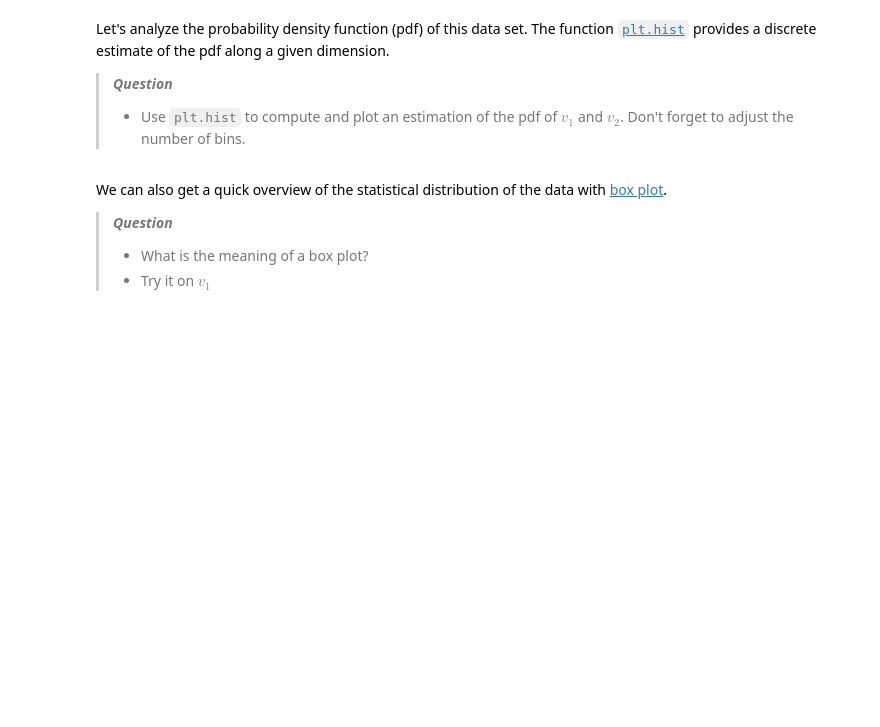
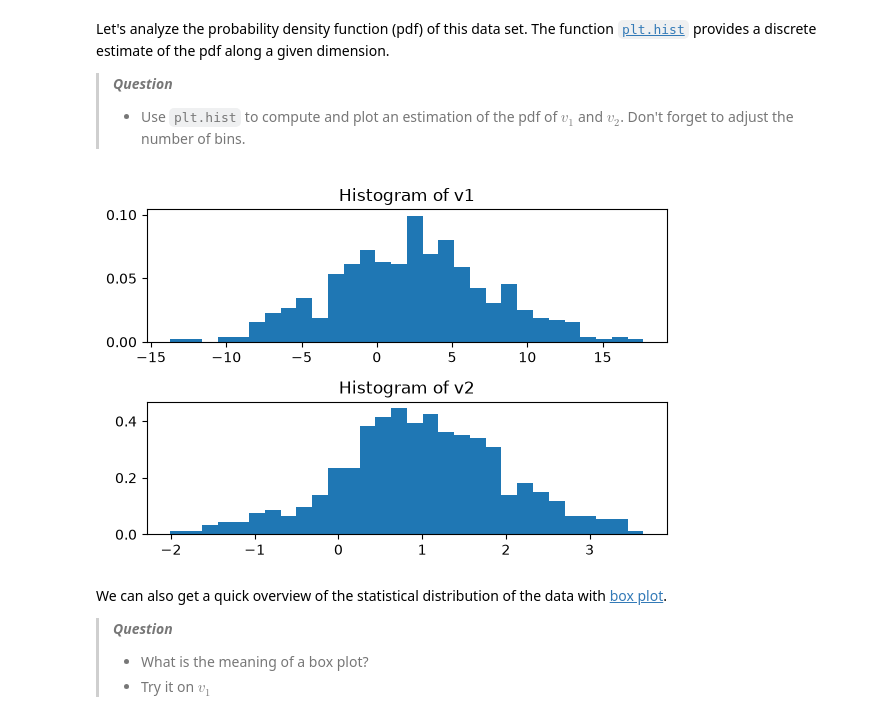
Before and after one commit to holguin2900/MEC-5107-EP-MachineLearning, a Jupyter notebook: 0-moodle/1_tutoriales/01_tutorial_introduction.ipynb, the cells around one changed output. Cells and saved outputs as stored; diff of their text form; code cells hidden in the pictures; blank space fills up the shorter version.

```diff
--- a/0-moodle/1_tutoriales/01_tutorial_introduction.ipynb
+++ b/0-moodle/1_tutoriales/01_tutorial_introduction.ipynb
@@ -183,6 +204,15 @@ Let's analyze the probability density function (pdf) of this data set. The funct
 > - Use `plt.hist` to compute and plot an estimation of the pdf of $v_1$ and $v_2$. Don't forget to adjust the number of bins.
 # %%
 # your code here
+figure, ax = plt.subplots(2, 1, figsize=(6, 4))
+ax[0].hist(v1, bins=30, density=True)
+ax[0].set_title('Histogram of v1')
+ax[1].hist(v2, bins=30, density=True)
+ax[1].set_title('Histogram of v2')
+plt.tight_layout()
+plt.show()
+# %% [output]
+[figure, added]
 # %% [markdown]
 We can also get a quick overview of the statistical distribution of the data with [box plot](https://matplotlib.org/stable/api/_as_gen/matplotlib.pyplot.boxplot.html).
 
```
Also changed, not shown: parts of 23 cells of this notebook.
